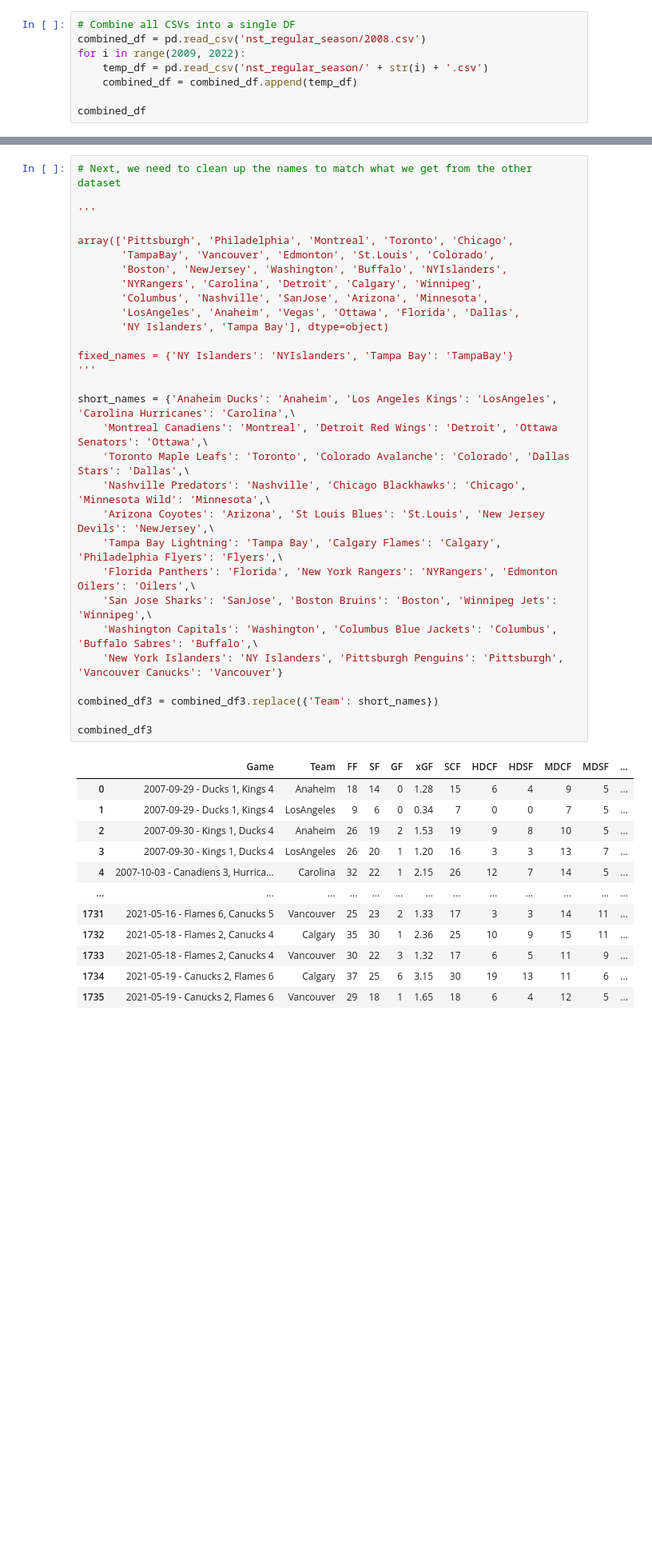
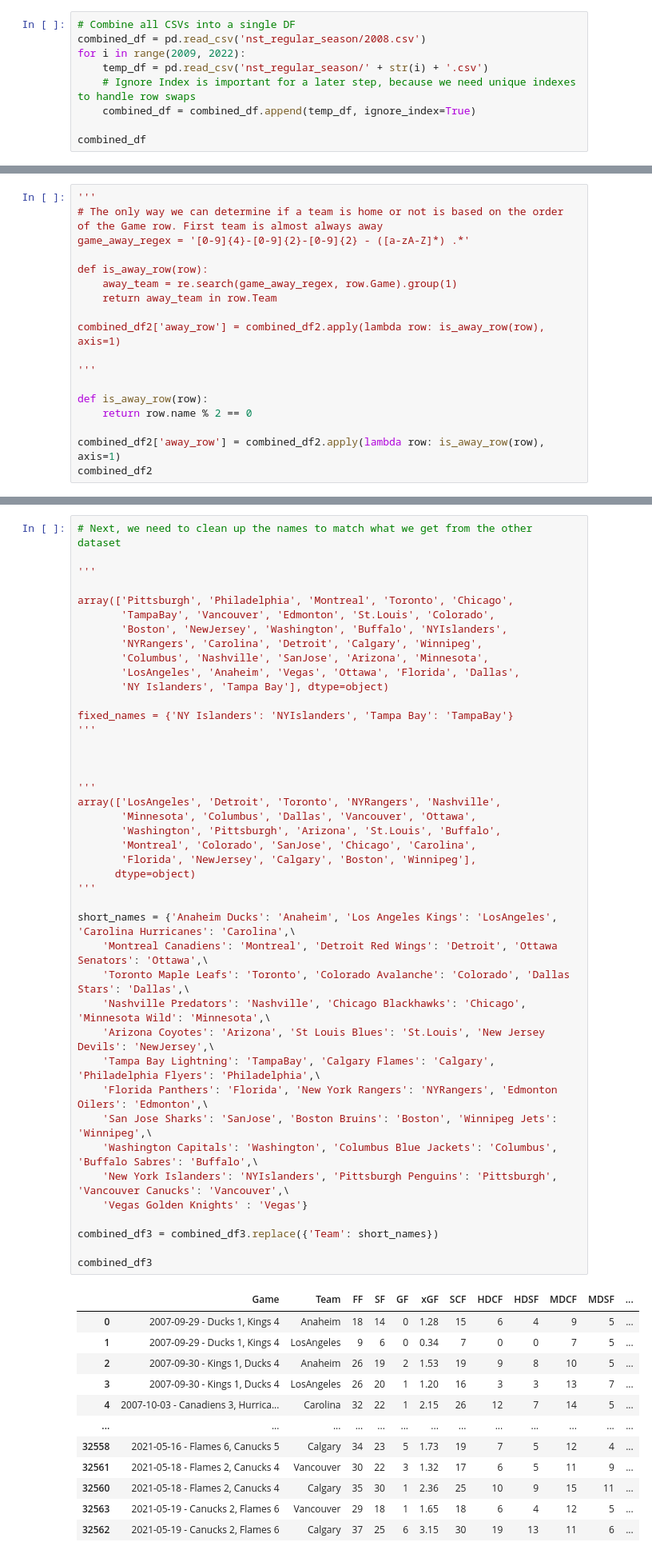
Before and after one commit to BenPollock/SportsBettingExploration, a Jupyter notebook: nst_parse_and_combine.ipynb, the cells around one changed output, grey strips where cells are left out. Shown at 80% size. Saved outputs shown, nothing was run; the diff lists cells and outputs as text; blank space fills up the shorter version.

Commit message:
Handling NST data, considering unknown home/away, and testing fancy stat

```diff
--- a/nst_parse_and_combine.ipynb
+++ b/nst_parse_and_combine.ipynb
@@ -40,7 +41,8 @@ dtype: object
 combined_df = pd.read_csv('nst_regular_season/2008.csv')
 for i in range(2009, 2022):
     temp_df = pd.read_csv('nst_regular_season/' + str(i) + '.csv')
-    combined_df = combined_df.append(temp_df)
+    # Ignore Index is important for a later step, because we need unique indexes to handle row swaps
+    combined_df = combined_df.append(temp_df, ignore_index=True)
 
 combined_df
 # %% [output]
@@ -122 +124,19 @@ combined_df2
 32564 rows × 15 columns
+# %%
+'''
+# The only way we can determine if a team is home or not is based on the order of the Game row. First team is almost always away
+game_away_regex = '[0-9]{4}-[0-9]{2}-[0-9]{2} - ([a-zA-Z]*) .*'
+
+def is_away_row(row):
+    away_team = re.search(game_away_regex, row.Game).group(1)
+    return away_team in row.Team
+
+combined_df2['away_row'] = combined_df2.apply(lambda row: is_away_row(row), axis=1)
+
+'''
+
+def is_away_row(row):
+    return row.name % 2 == 0
+
+combined_df2['away_row'] = combined_df2.apply(lambda row: is_away_row(row), axis=1)
+combined_df2
@@ -167,38 +248,50 @@ array(['Anaheim Ducks', 'Los Angeles Kings', 'Carolina Hurricanes',
 array(['Pittsburgh', 'Philadelphia', 'Montreal', 'Toronto', 'Chicago',
        'TampaBay', 'Vancouver', 'Edmonton', 'St.Louis', 'Colorado',
        'Boston', 'NewJersey', 'Washington', 'Buffalo', 'NYIslanders',
        'NYRangers', 'Carolina', 'Detroit', 'Calgary', 'Winnipeg',
        'Columbus', 'Nashville', 'SanJose', 'Arizona', 'Minnesota',
        'LosAngeles', 'Anaheim', 'Vegas', 'Ottawa', 'Florida', 'Dallas',
        'NY Islanders', 'Tampa Bay'], dtype=object)
 
 fixed_names = {'NY Islanders': 'NYIslanders', 'Tampa Bay': 'TampaBay'}
 '''
 
+
+
+'''
+array(['LosAngeles', 'Detroit', 'Toronto', 'NYRangers', 'Nashville',
+       'Minnesota', 'Columbus', 'Dallas', 'Vancouver', 'Ottawa',
+       'Washington', 'Pittsburgh', 'Arizona', 'St.Louis', 'Buffalo',
+       'Montreal', 'Colorado', 'SanJose', 'Chicago', 'Carolina',
+       'Florida', 'NewJersey', 'Calgary', 'Boston', 'Winnipeg'],
+      dtype=object)
+'''
+
 short_names = {'Anaheim Ducks': 'Anaheim', 'Los Angeles Kings': 'LosAngeles', 'Carolina Hurricanes': 'Carolina',\
     'Montreal Canadiens': 'Montreal', 'Detroit Red Wings': 'Detroit', 'Ottawa Senators': 'Ottawa',\
     'Toronto Maple Leafs': 'Toronto', 'Colorado Avalanche': 'Colorado', 'Dallas Stars': 'Dallas',\
     'Nashville Predators': 'Nashville', 'Chicago Blackhawks': 'Chicago', 'Minnesota Wild': 'Minnesota',\
     'Arizona Coyotes': 'Arizona', 'St Louis Blues': 'St.Louis', 'New Jersey Devils': 'NewJersey',\
-    'Tampa Bay Lightning': 'Tampa Bay', 'Calgary Flames': 'Calgary', 'Philadelphia Flyers': 'Flyers',\
-    'Florida Panthers': 'Florida', 'New York Rangers': 'NYRangers', 'Edmonton Oilers': 'Oilers',\
+    'Tampa Bay Lightning': 'TampaBay', 'Calgary Flames': 'Calgary', 'Philadelphia Flyers': 'Philadelphia',\
+    'Florida Panthers': 'Florida', 'New York Rangers': 'NYRangers', 'Edmonton Oilers': 'Edmonton',\
     'San Jose Sharks': 'SanJose', 'Boston Bruins': 'Boston', 'Winnipeg Jets': 'Winnipeg',\
     'Washington Capitals': 'Washington', 'Columbus Blue Jackets': 'Columbus', 'Buffalo Sabres': 'Buffalo',\
-    'New York Islanders': 'NY Islanders', 'Pittsburgh Penguins': 'Pittsburgh', 'Vancouver Canucks': 'Vancouver'}
+    'New York Islanders': 'NYIslanders', 'Pittsburgh Penguins': 'Pittsburgh', 'Vancouver Canucks': 'Vancouver',\
+    'Vegas Golden Knights' : 'Vegas'}
 
 combined_df3 = combined_df3.replace({'Team': short_names})
 
 combined_df3
 # %% [output]
 |  | Game | Team | FF | SF | GF | xGF | SCF | HDCF | HDSF | MDCF | MDSF | ... |
 | 0 | 2007-09-29 - Ducks 1, Kings 4 | Anaheim | 18 | 14 | 0 | 1.28 | 15 | 6 | 4 | 9 | 5 | ... |
 | 1 | 2007-09-29 - Ducks 1, Kings 4 | LosAngeles | 9 | 6 | 0 | 0.34 | 7 | 0 | 0 | 7 | 5 | ... |
 | 2 | 2007-09-30 - Kings 1, Ducks 4 | Anaheim | 26 | 19 | 2 | 1.53 | 19 | 9 | 8 | 10 | 5 | ... |
 | 3 | 2007-09-30 - Kings 1, Ducks 4 | LosAngeles | 26 | 20 | 1 | 1.20 | 16 | 3 | 3 | 13 | 7 | ... |
 | 4 | 2007-10-03 - Canadiens 3, Hurrica... | Carolina | 32 | 22 | 1 | 2.15 | 26 | 12 | 7 | 14 | 5 | ... |
 | ... | ... | ... | ... | ... | ... | ... | ... | ... | ... | ... | ... | ... |
-| 1731 | 2021-05-16 - Flames 6, Canucks 5 | Vancouver | 25 | 23 | 2 | 1.33 | 17 | 3 | 3 | 14 | 11 | ... |
-| 1732 | 2021-05-18 - Flames 2, Canucks 4 | Calgary | 35 | 30 | 1 | 2.36 | 25 | 10 | 9 | 15 | 11 | ... |
-| 1733 | 2021-05-18 - Flames 2, Canucks 4 | Vancouver | 30 | 22 | 3 | 1.32 | 17 | 6 | 5 | 11 | 9 | ... |
-| 1734 | 2021-05-19 - Canucks 2, Flames 6 | Calgary | 37 | 25 | 6 | 3.15 | 30 | 19 | 13 | 11 | 6 | ... |
-| 1735 | 2021-05-19 - Canucks 2, Flames 6 | Vancouver | 29 | 18 | 1 | 1.65 | 18 | 6 | 4 | 12 | 5 | ... |
+| 32558 | 2021-05-16 - Flames 6, Canucks 5 | Calgary | 34 | 23 | 5 | 1.73 | 19 | 7 | 5 | 12 | 4 | ... |
+| 32561 | 2021-05-18 - Flames 2, Canucks 4 | Vancouver | 30 | 22 | 3 | 1.32 | 17 | 6 | 5 | 11 | 9 | ... |
+| 32560 | 2021-05-18 - Flames 2, Canucks 4 | Calgary | 35 | 30 | 1 | 2.36 | 25 | 10 | 9 | 15 | 11 | ... |
+| 32563 | 2021-05-19 - Canucks 2, Flames 6 | Vancouver | 29 | 18 | 1 | 1.65 | 18 | 6 | 4 | 12 | 5 | ... |
+| 32562 | 2021-05-19 - Canucks 2, Flames 6 | Calgary | 37 | 25 | 6 | 3.15 | 30 | 19 | 13 | 11 | 6 | ... |
```
Also changed, not shown: parts of 9 cells of this notebook, 3 other files.
